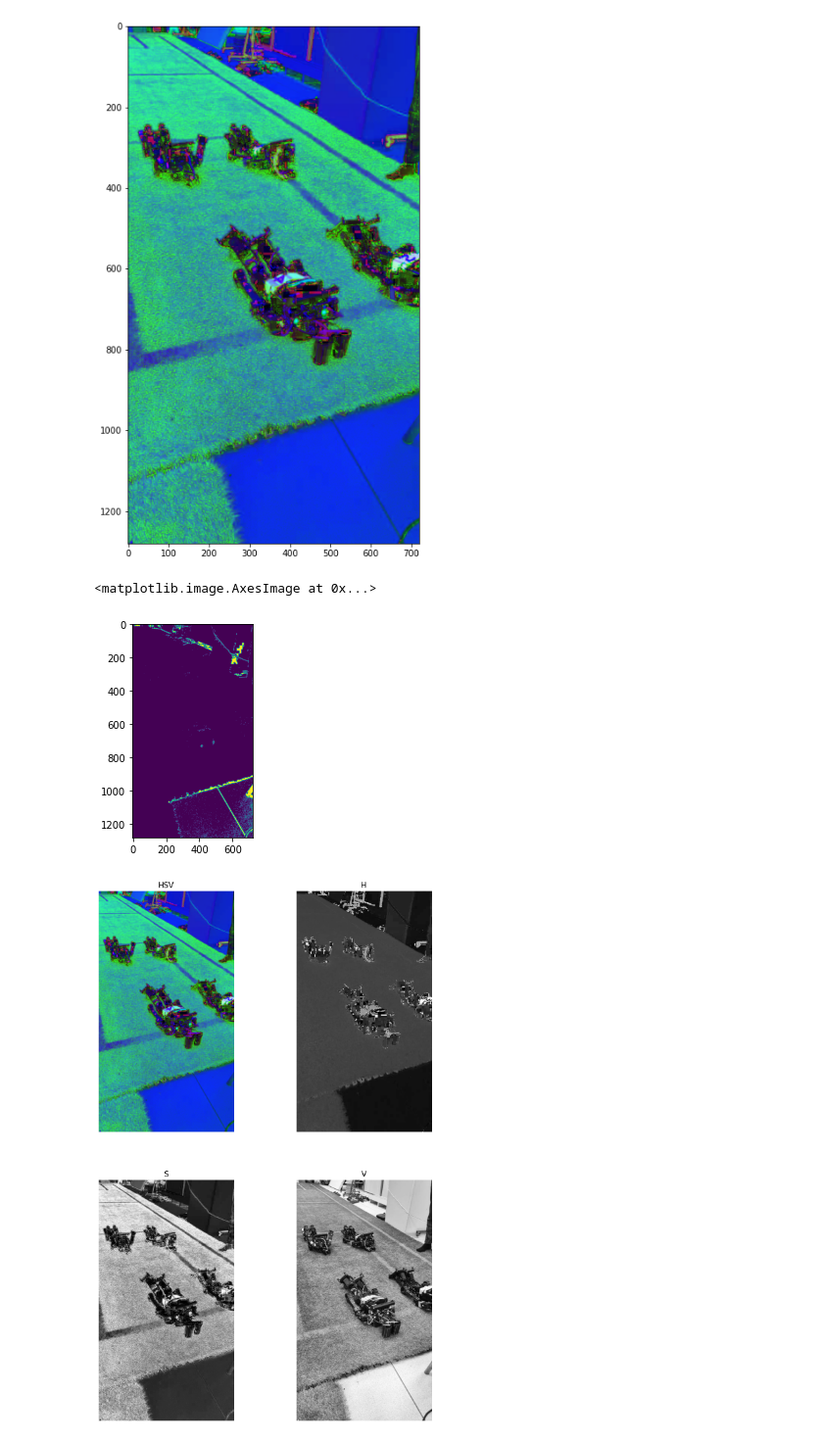
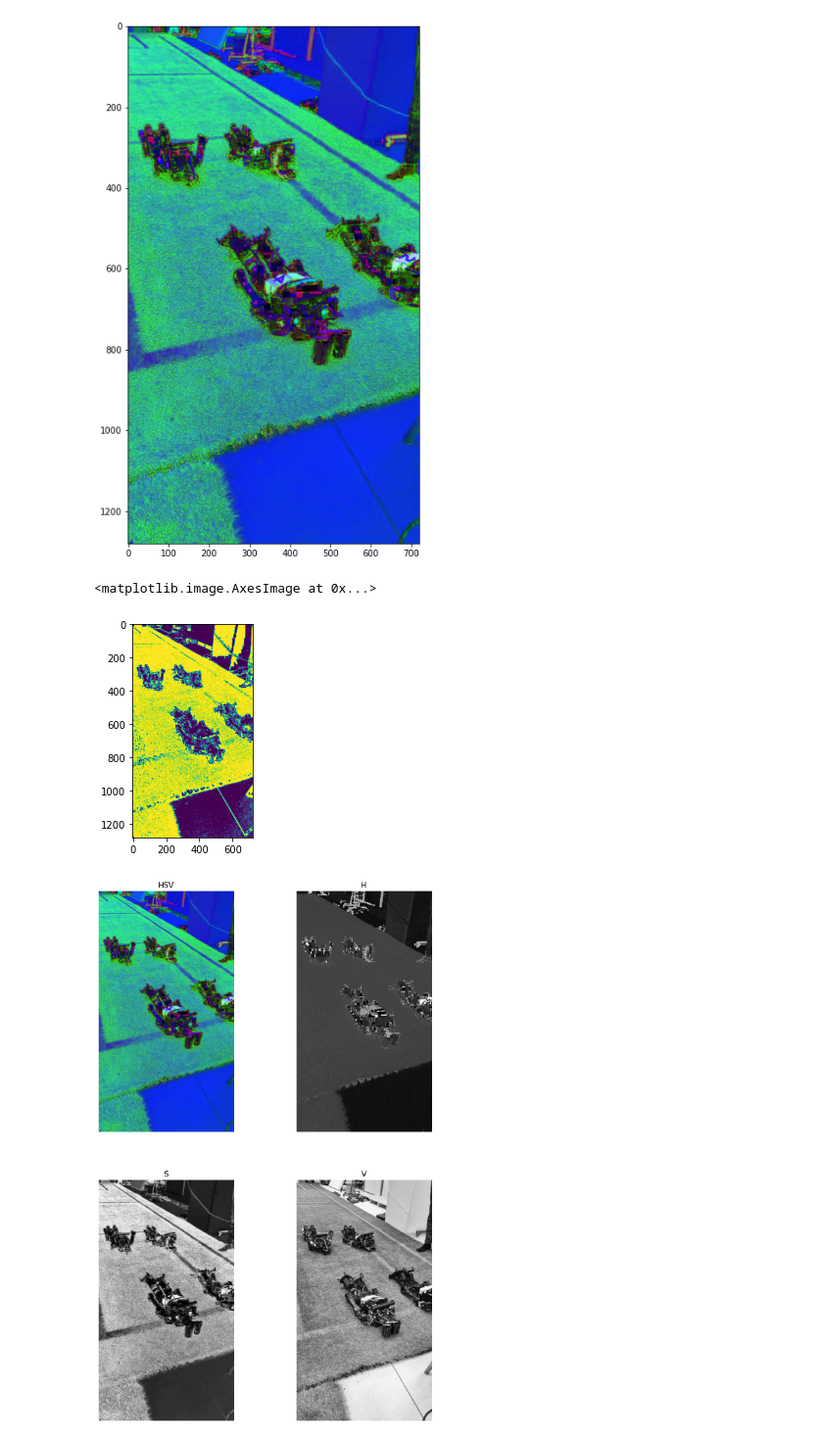
Before and after one commit to cyberschoolinmoscow/robofootball, a Jupyter notebook: homework/cv_hw2.ipynb, the cells around one changed output. Shown at 98% size. Drawn from its saved outputs; the diff is of its cells as text; code cells hidden in the pictures.

```diff
--- a/homework/cv_hw2.ipynb
+++ b/homework/cv_hw2.ipynb
@@ -32,13 +55,13 @@ plt.show()
 # %% [output]
 [figure]
 # %%
-img_color_low = (7,40,60) #Данный цвет это темный ненасыщенный красный, близкий к бордовому
-img_color_high = (18,255,200) #Данный цвет это светлый насыщенный оранжевый
+img_color_low = (10,30,10)
+img_color_high = (50,255,200)
 only_ring_hsv = cv2.inRange(img, img_color_low, img_color_high)
 plt.imshow(only_ring_hsv)
 # %% [output]
 <matplotlib.image.AxesImage at 0x...>
-[figure, old version]
+[figure, new version]
 # %%
 img_hsv = cv2.cvtColor(canvas, cv2.COLOR_BGR2HSV)
 img_h = img_hsv[..., 0]
```
Also changed, not shown: parts of 3 cells of this notebook.
